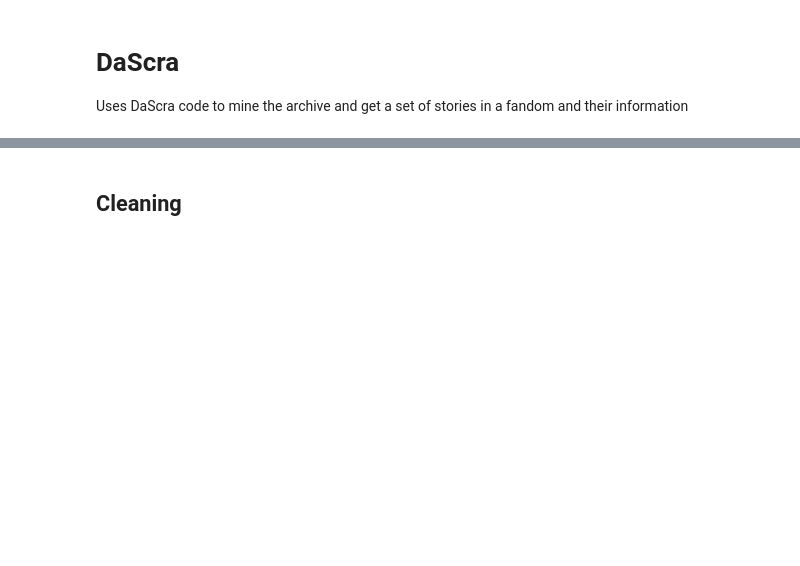
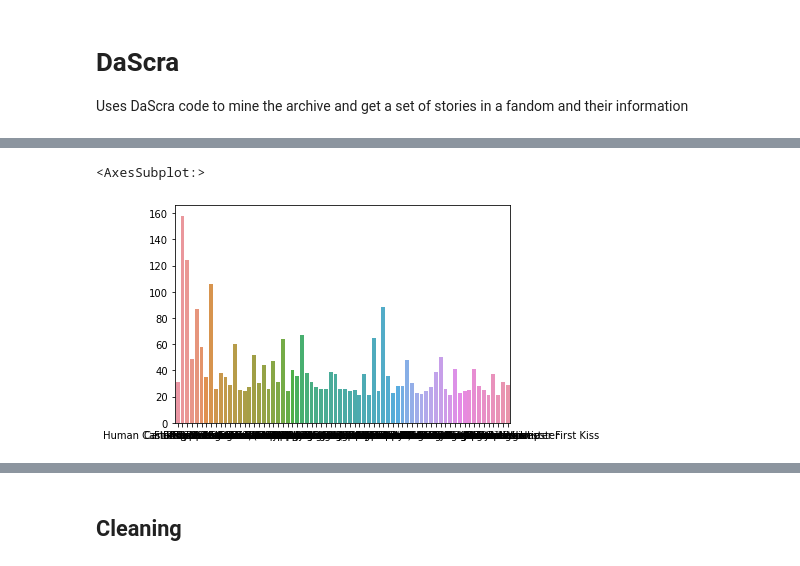
Before and after one commit to EliasBestard/AO3Analyser, a Jupyter notebook: testing.ipynb, the cells around one changed output, grey strips where cells are left out. Saved outputs shown, nothing was run; the diff lists cells and outputs as text; code cells hidden in the pictures; blank space fills up the shorter version.

```diff
--- a/testing.ipynb
+++ b/testing.ipynb
@@ -47,0 +80,5 @@ print(len(additional_tags))
+# %%
+a={}
+while(len(additional_tags)>0):
+    a[additional_tags[0]]= a[additional_tags[0]]+1 if additional_tags[0] in a.keys() else 1
+    additional_tags.remove(additional_tags[0])
@@ -47,0 +109,5 @@ print(len(additional_tags))
+# %%
+sns.barplot(x=list(a.keys()), y=list(a.values()))
+# %% [output]
+<AxesSubplot:>
+[figure, added]
```
Also changed, not shown: parts of 11 cells of this notebook, 10 other files.
